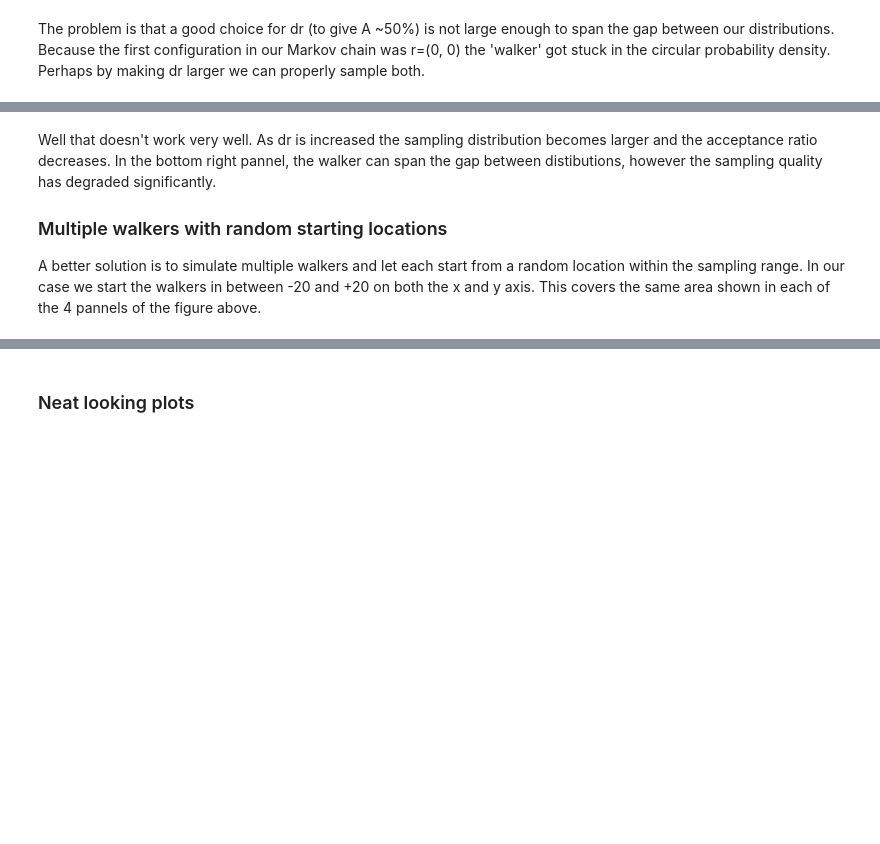
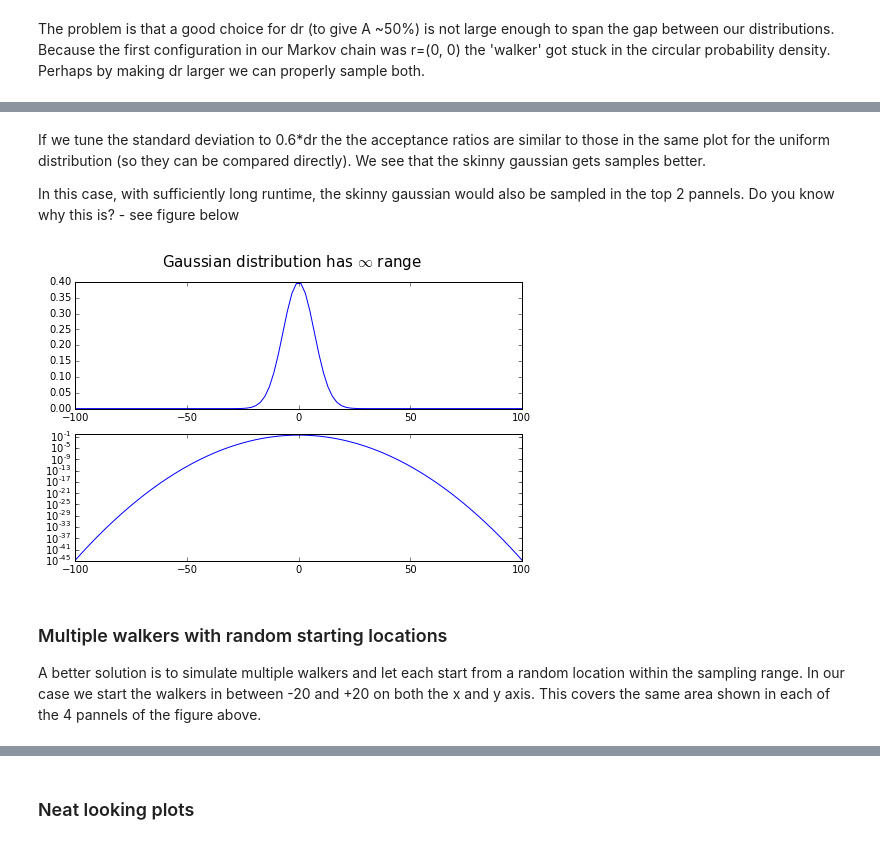
Before and after one commit to Ossidy/intro_to_QMC, a Jupyter notebook: post_3_markov_metropolis-hastings/metropolis_hastings_notebook.ipynb, the cells around one changed output, grey strips where cells are left out. Cells and saved outputs as stored; diff of their text form; code cells hidden in the pictures; blank space fills up the shorter version.

Commit message:
Adding Gaussian random move example

```diff
--- a/post_3_markov_metropolis-hastings/metropolis_hastings_notebook.ipynb
+++ b/post_3_markov_metropolis-hastings/metropolis_hastings_notebook.ipynb
@@ -213,6 +318,31 @@ plt.show()
+# %% [markdown]
+If we tune the standard deviation to 0.6*dr the the acceptance ratios are similar to those in the same plot for the uniform distribution (so they can be compared directly). We see that the skinny gaussian gets samples better.
+
+In this case, with sufficiently long runtime, the skinny gaussian would also be sampled in the top 2 pannels. Do you know why this is? - see figure below
+# %%
+from scipy import stats
+
+mu = 0
+sig = 0.7*dr
+y = lambda x: stats.norm.pdf((x-mu)/(sig))
+
+fig = plt.figure(figsize=(8, 5))
+plt.suptitle('Gaussian distribution has $\infty$ range',
+            fontsize=15)
+
+xx = np.linspace(-10*dr, 10*dr, 100)
+yy = [y(x) for x in xx]
+
+plt.subplot(211)
+plt.plot(xx, yy)
+
+plt.subplot(212)
+plt.semilogy(xx, yy)
+
+plt.savefig('figures/gausssian.png', bbox_inches='tight', dpi=144)
+# %% [output]
+[figure, added]
 # %% [markdown]
-Well that doesn't work very well.  As dr is increased the sampling distribution becomes larger and the acceptance ratio decreases.  In the bottom right pannel, the walker can span the gap between distibutions, however the sampling quality has degraded significantly.
-
 ### Multiple walkers with random starting locations
 
 A better solution is to simulate multiple walkers and let each start from a random location within the sampling range.  In our case we start the walkers in between -20 and +20 on both the x and y axis.  This covers the same area shown in each of the 4 pannels of the figure above.
```
Also changed, not shown: parts of 6 cells of this notebook.
